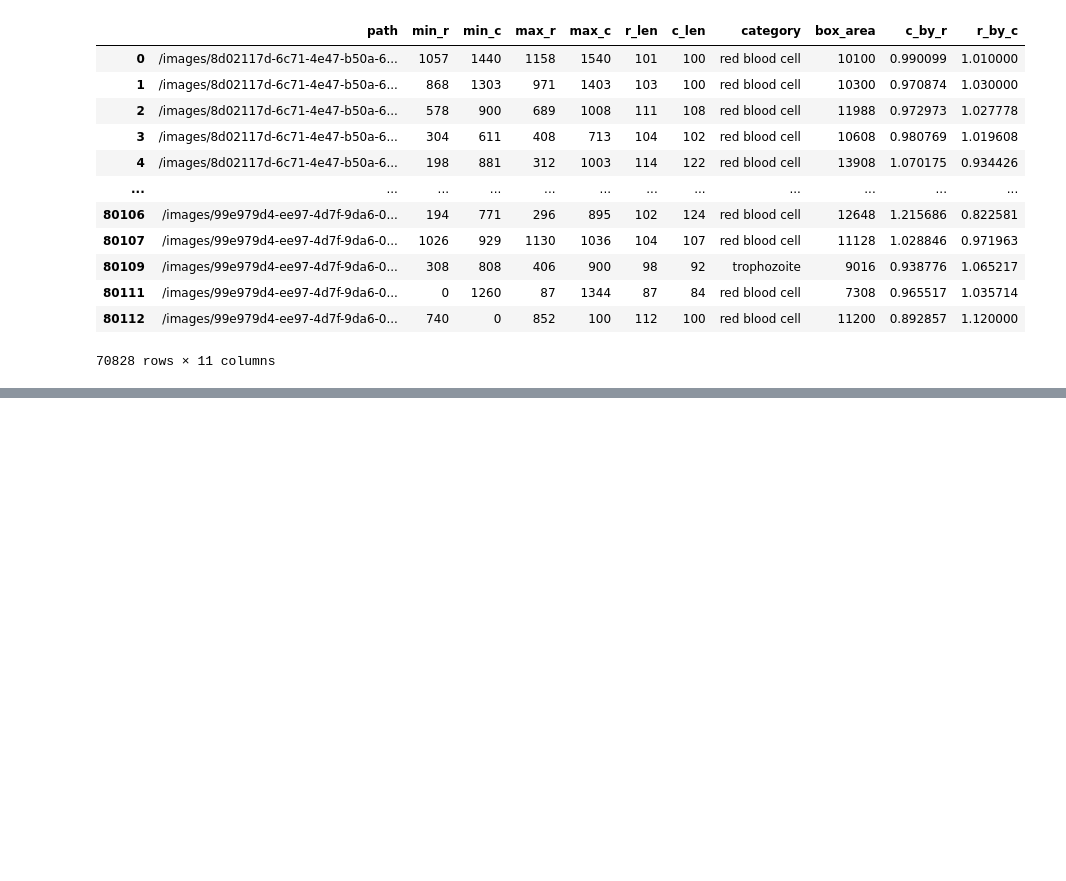
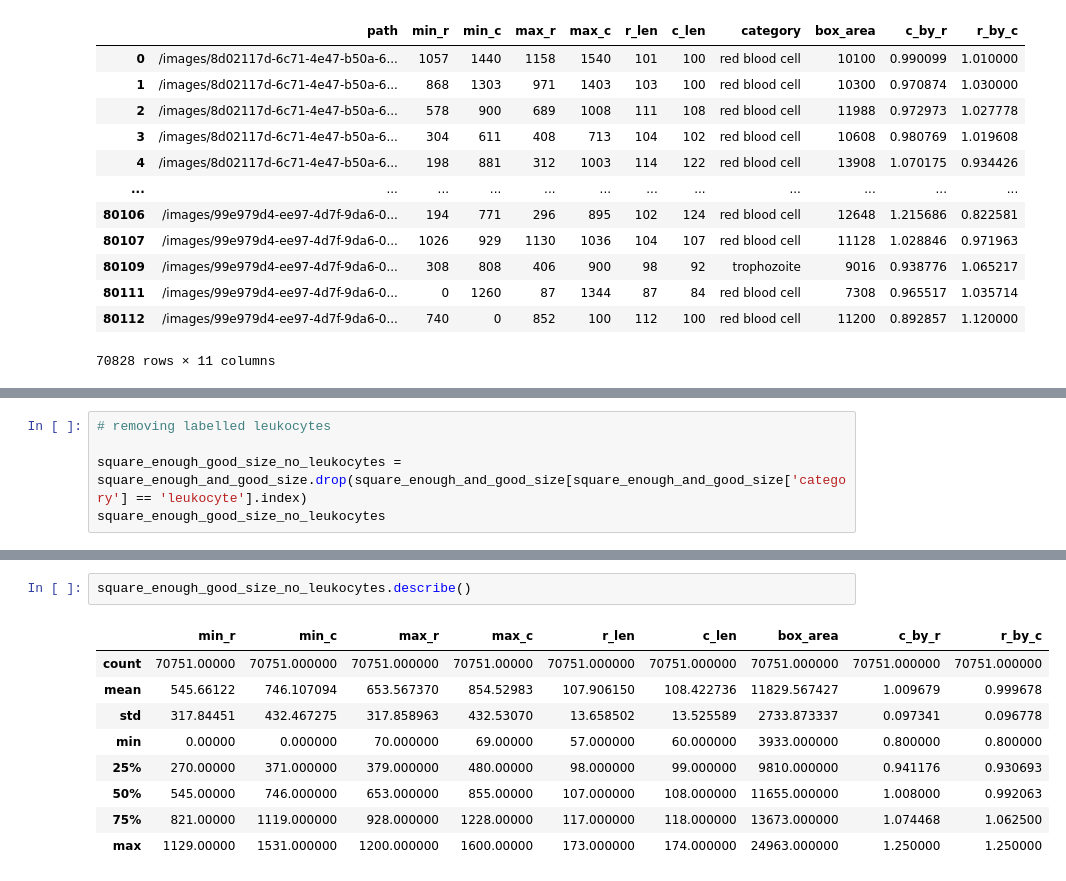
Before and after one commit to aliciademorauk/malari_eye, a Jupyter notebook: notebooks/ap_json_clean.ipynb, the cells around one changed output, grey strips where cells are left out. Cells and saved outputs as stored; diff of their text form; blank space fills up the shorter version.

Commit message:
JSON BB dataframe filtered down by size and squareness and removed leukocytes

```diff
--- a/notebooks/ap_json_clean.ipynb
+++ b/notebooks/ap_json_clean.ipynb
@@ -159,0 +171,5 @@ square_enough_and_good_size
+# %%
+# removing labelled leukocytes
+
+square_enough_good_size_no_leukocytes = square_enough_and_good_size.drop(square_enough_and_good_size[square_enough_and_good_size['category'] == 'leukocyte'].index)
+square_enough_good_size_no_leukocytes
@@ -159,0 +200,12 @@ square_enough_and_good_size
+# %%
+square_enough_good_size_no_leukocytes.describe()
+# %% [output]
+|  | min_r | min_c | max_r | max_c | r_len | c_len | box_area | c_by_r | r_by_c |
+| count | 70751.00000 | 70751.000000 | 70751.000000 | 70751.00000 | 70751.000000 | 70751.000000 | 70751.000000 | 70751.000000 | 70751.000000 |
+| mean | 545.66122 | 746.107094 | 653.567370 | 854.52983 | 107.906150 | 108.422736 | 11829.567427 | 1.009679 | 0.999678 |
+| std | 317.84451 | 432.467275 | 317.858963 | 432.53070 | 13.658502 | 13.525589 | 2733.873337 | 0.097341 | 0.096778 |
+| min | 0.00000 | 0.000000 | 70.000000 | 69.00000 | 57.000000 | 60.000000 | 3933.000000 | 0.800000 | 0.800000 |
+| 25% | 270.00000 | 371.000000 | 379.000000 | 480.00000 | 98.000000 | 99.000000 | 9810.000000 | 0.941176 | 0.930693 |
+| 50% | 545.00000 | 746.000000 | 653.000000 | 855.00000 | 107.000000 | 108.000000 | 11655.000000 | 1.008000 | 0.992063 |
+| 75% | 821.00000 | 1119.000000 | 928.000000 | 1228.00000 | 117.000000 | 118.000000 | 13673.000000 | 1.074468 | 1.062500 |
+| max | 1129.00000 | 1531.000000 | 1200.000000 | 1600.00000 | 173.000000 | 174.000000 | 24963.000000 | 1.250000 | 1.250000 |
```
Also changed, not shown: parts of 3 cells of this notebook.
